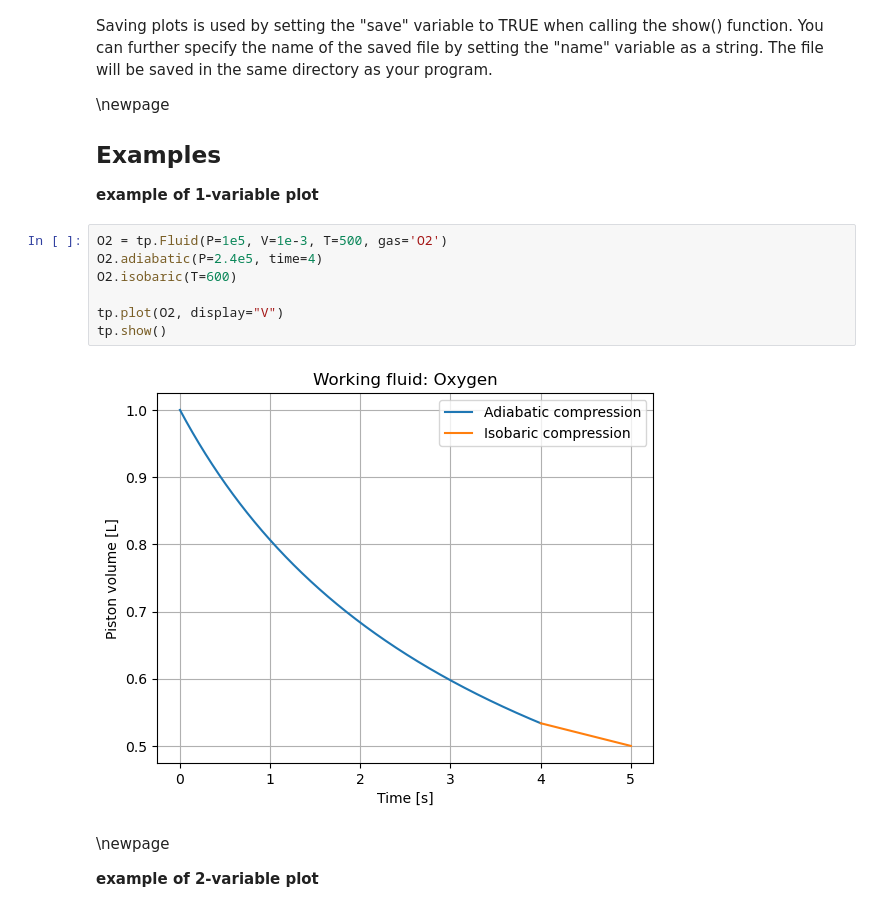
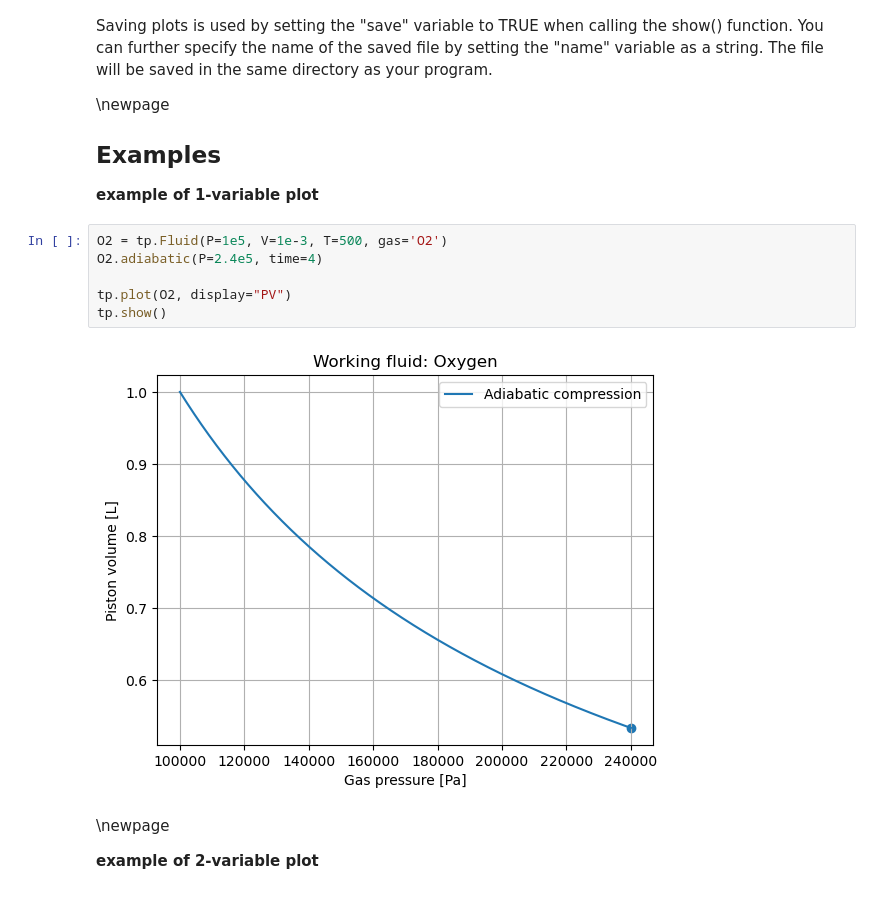
Before and after one commit to Tycho887/TermoPy, a Jupyter notebook: documentation.ipynb, the cells around one changed output. Drawn from its saved outputs; the diff is of its cells as text.

```diff
--- a/documentation.ipynb
+++ b/documentation.ipynb
@@ -227,12 +228,11 @@ Saving plots is used by setting the "save" variable to TRUE when calling the sho
 # %%
 O2 = tp.Fluid(P=1e5, V=1e-3, T=500, gas='O2')
 O2.adiabatic(P=2.4e5, time=4)
-O2.isobaric(T=600)
 
-tp.plot(O2, display="V")
+tp.plot(O2, display="PV")
 tp.show()
 # %% [output]
-[figure, old version]
+[figure, new version]
 # %% [markdown]
 \newpage
 
```
Also changed, not shown: parts of 1 cell of this notebook, 4 other files.
